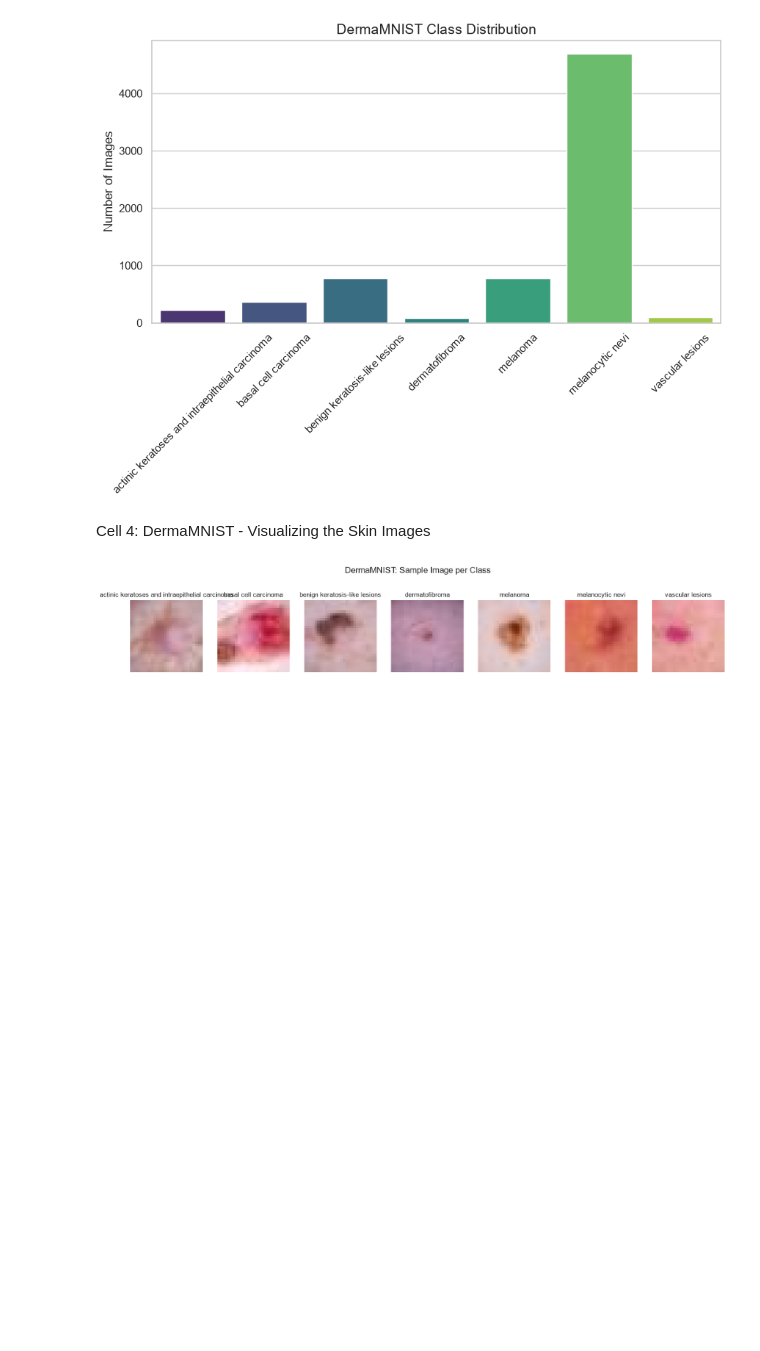
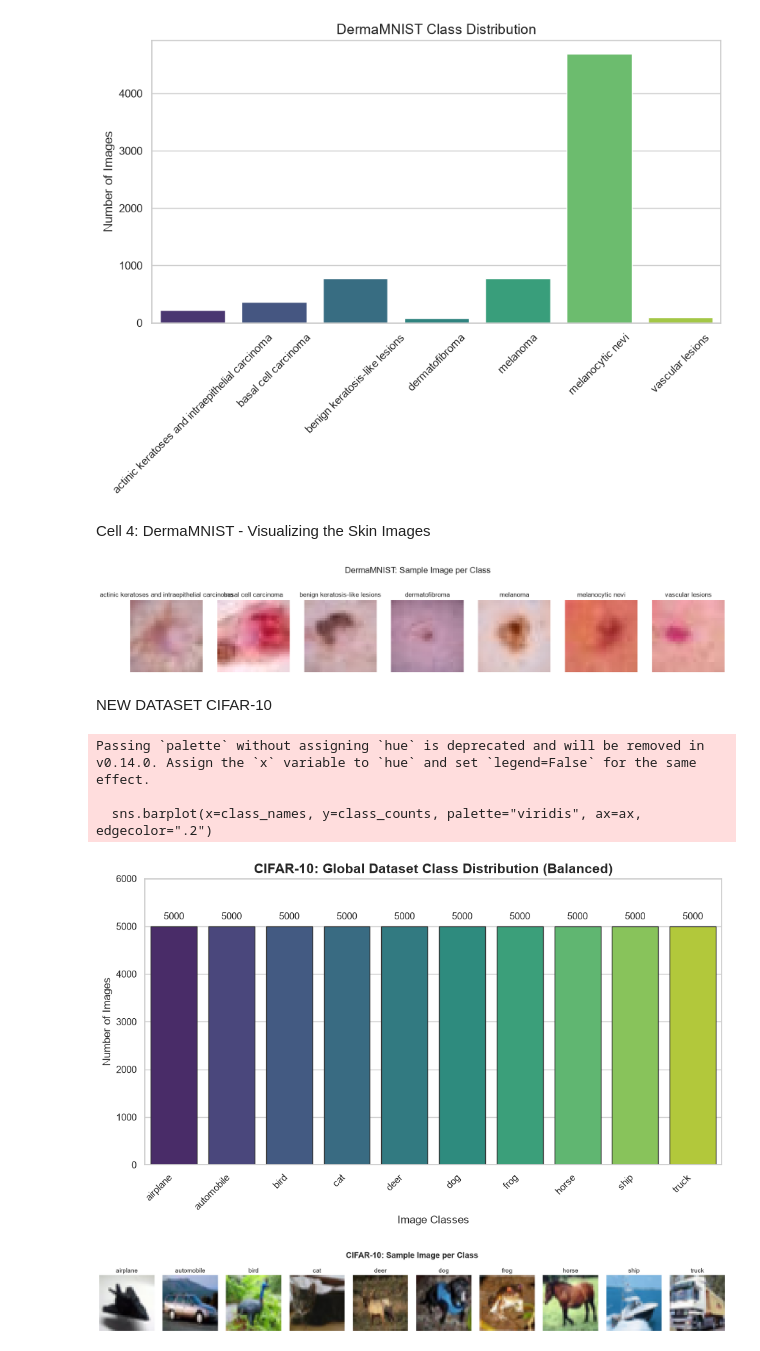
Before and after one commit to atharavkasture/FedShield, a Jupyter notebook: dataset_overview.ipynb, the cells around one changed output. Drawn from its saved outputs; the diff is of its cells as text; code cells hidden in the pictures; blank space fills up the shorter version.

Commit message:
Added 3rd dataset in dataset_overview

```diff
--- a/dataset_overview.ipynb
+++ b/dataset_overview.ipynb
@@ -169,3 +169,79 @@ plt.suptitle("DermaMNIST: Sample Image per Class", fontsize=16, y=1.1)
 plt.show()
 # %% [output]
 [figure]
+# %% [markdown]
+NEW DATASET CIFAR-10
+# %%
+import matplotlib.pyplot as plt
+import seaborn as sns
+from torchvision import datasets
+
+# 1. Load the raw CIFAR-10 training dataset
+cifar_data = datasets.CIFAR10(root="./data", train=True, download=True)
+
+# 2. CIFAR-10 class names and count extraction
+class_names = ["airplane", "automobile", "bird", "cat", "deer", "dog", "frog", "horse", "ship", "truck"]
+targets = cifar_data.targets
+class_counts = [targets.count(i) for i in range(10)]
+
+# 3. Setup the plot
+sns.set_theme(style="whitegrid")
+fig, ax = plt.subplots(figsize=(10, 6))
+
+# 4. Create the bar chart
+sns.barplot(x=class_names, y=class_counts, palette="viridis", ax=ax, edgecolor=".2")
+
+# 5. Formatting and labels
+ax.set_title('CIFAR-10: Global Dataset Class Distribution (Balanced)', fontsize=15, fontweight='bold')
+ax.set_ylabel('Number of Images', fontsize=12)
+ax.set_xlabel('Image Classes', fontsize=12)
+plt.xticks(rotation=45, ha='right')
+
+# Add text labels on top of each bar to emphasize they are exactly 5,000
+for i, count in enumerate(class_counts):
+    ax.text(i, count + 100, str(count), ha='center', va='bottom', fontsize=11)
+
+# Ensure y-axis has enough headroom for the text labels
+ax.set_ylim(0, 6000)
+
+# Save and display
+plt.tight_layout()
+plt.savefig('cifar10_global_distribution.png', dpi=300)
+plt.show()
+# %% [output]
+Passing `palette` without assigning `hue` is deprecated and will be removed in v0.14.0. Assign the `x` variable to `hue` and set `legend=False` for the same effect.
+
+  sns.barplot(x=class_names, y=class_counts, palette="viridis", ax=ax, edgecolor=".2")
+[figure, added]
+# %%
+# Download/load the raw CIFAR-10 training set (No transforms, just raw PIL images)
+cifar_data = datasets.CIFAR10(root="./data", train=True, download=True)
+
+class_names = ["airplane", "automobile", "bird", "cat", "deer", "dog", "frog", "horse", "ship", "truck"]
+num_classes = len(class_names)
+
+# Dictionary to hold one image per class
+sample_images = {}
+
+# Scan through the dataset until we find one image for each class
+for img, label in cifar_data:
+    if label not in sample_images:
+        sample_images[label] = img
+    if len(sample_images) == num_classes:
+        break
+
+# Plotting the 1x10 grid
+fig, axes = plt.subplots(1, 10, figsize=(20, 2.5))
+fig.suptitle("CIFAR-10: Sample Image per Class", fontsize=18, fontweight='bold', y=1.05)
+
+for i in range(num_classes):
+    axes[i].imshow(sample_images[i])
+    axes[i].set_title(class_names[i], fontsize=14)
+    axes[i].axis('off')  # Hide the axes ticks and labels
+
+# Save and show
+plt.tight_layout()
+plt.savefig('cifar10_class_samples.png', dpi=300, bbox_inches='tight')
+plt.show()
+# %% [output]
+[figure, added]
```
